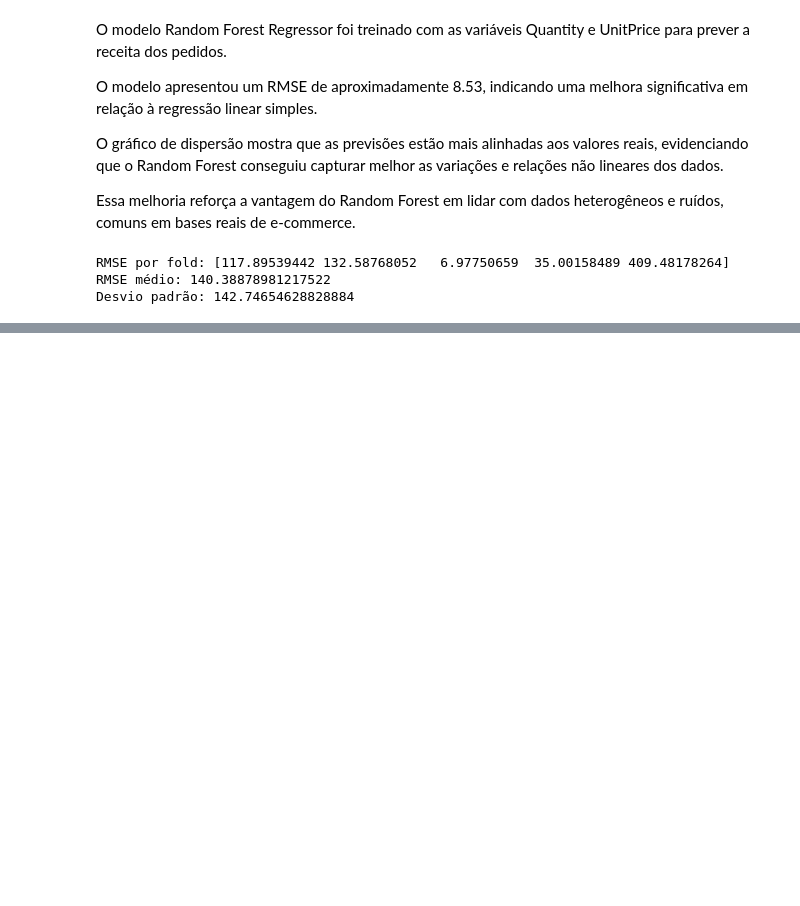
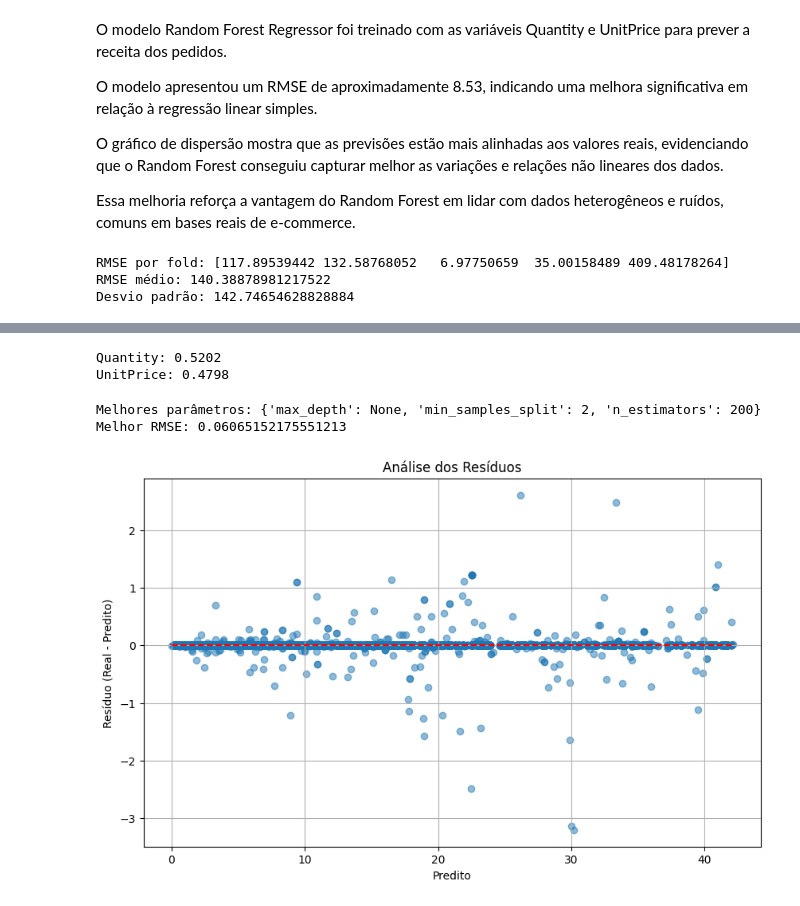
Before and after one commit to Likaon/Predi-o-de-Vendas-em-E-commerce, a Jupyter notebook: sales_prediction.ipynb, the cells around one changed output, grey strips where cells are left out. Saved outputs shown, nothing was run; the diff lists cells and outputs as text; code cells hidden in the pictures; blank space fills up the shorter version.

```diff
--- a/sales_prediction.ipynb
+++ b/sales_prediction.ipynb
@@ -290,0 +366,28 @@ plt.show()
+# %%
+# Método alternativo usando IQR
+Q1 = df['Revenue'].quantile(0.25)
+Q3 = df['Revenue'].quantile(0.75)
+IQR = Q3 - Q1
+limite_superior = Q3 + 1.5 * IQR
+
+df = df[df['Revenue'] <= limite_superior]
+# %%
+#Separar features e target (novamente):
+X = df[['Quantity', 'UnitPrice']]
+y = df['Revenue']
+# %%
+#Separar treino e teste:
+from sklearn.model_selection import train_test_split
+
+X_train, X_test, y_train, y_test = train_test_split(X, y, test_size=0.2, random_state=42)
+# %%
+from sklearn.ensemble import RandomForestRegressor
+from sklearn.metrics import mean_squared_error
+import numpy as np
+
+model = RandomForestRegressor(n_estimators=100, random_state=42)
+model.fit(X_train, y_train)
+y_pred = model.predict(X_test)
+
+rmse = np.sqrt(mean_squared_error(y_test, y_pred))
+print(f'Novo RMSE Random Forest: {rmse:.2f}')
@@ -290,0 +413,37 @@ plt.show()
+# %%
+model.fit(X_train, y_train)
+importances = model.feature_importances_
+
+for feature, importance in zip(X.columns, importances):
+    print(f'{feature}: {importance:.4f}')
+# %% [output]
+Quantity: 0.5202
+UnitPrice: 0.4798
+# %%
+param_grid2 = {
+    'n_estimators': [50, 100, 200],
+    'max_depth': [None, 10, 20],
+    'min_samples_split': [2, 5, 10]
+}
+
+grid_search = GridSearchCV(RandomForestRegressor(random_state=42), param_grid2, cv=3, scoring='neg_root_mean_squared_error')
+grid_search.fit(X_train, y_train)
+
+print('Melhores parâmetros:', grid_search.best_params_)
+print('Melhor RMSE:', -grid_search.best_score_)
+# %% [output]
+Melhores parâmetros: {'max_depth': None, 'min_samples_split': 2, 'n_estimators': 200}
+Melhor RMSE: 0.06065152175551213
+# %%
+residuals = y_test - y_pred
+
+plt.figure(figsize=(10,6))
+plt.scatter(y_pred, residuals, alpha=0.5)
+plt.hlines(0, min(y_pred), max(y_pred), colors='red', linestyles='dashed')
+plt.xlabel('Predito')
+plt.ylabel('Resíduo (Real - Predito)')
+plt.title('Análise dos Resíduos')
+plt.grid(True)
+plt.show()
+# %% [output]
+[figure, added]
```
Also changed, not shown: parts of 9 cells of this notebook.
